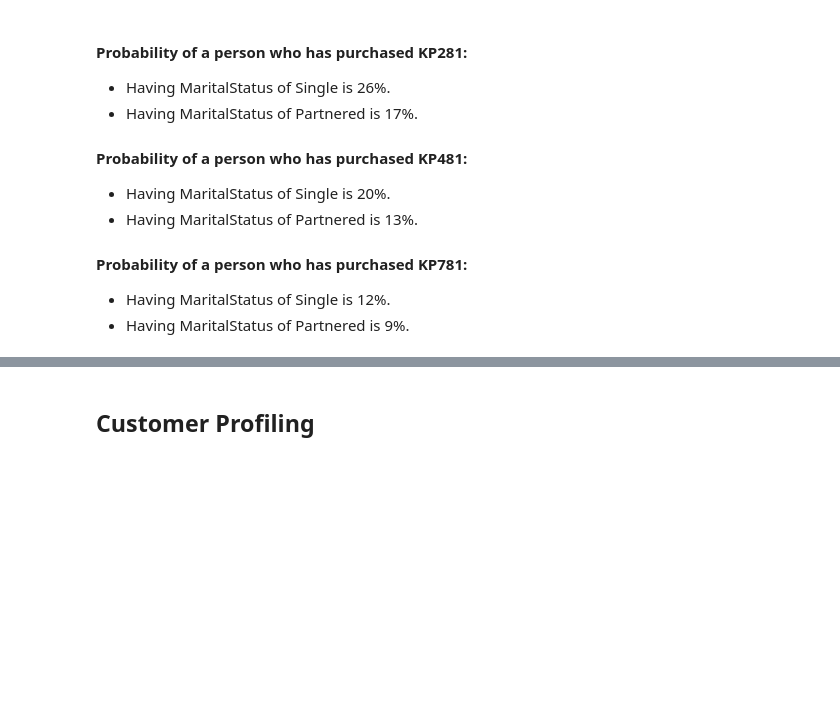
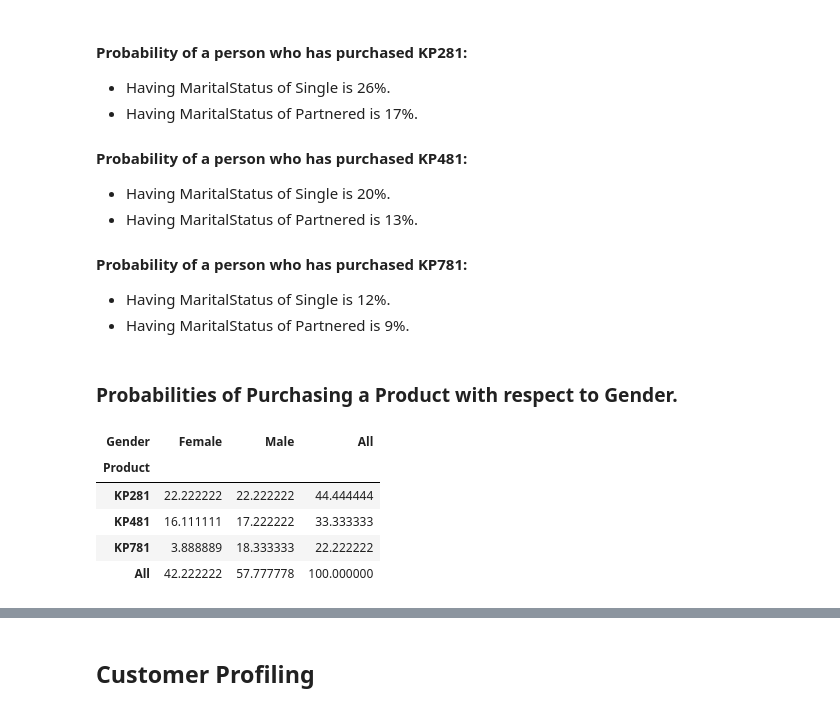
Before and after one commit to 2k4sm/aerofitAnalysis, a Jupyter notebook: aerofit_analysis.ipynb, the cells around one changed output, grey strips where cells are left out. Saved outputs shown, nothing was run; the diff lists cells and outputs as text; code cells hidden in the pictures; blank space fills up the shorter version.

Commit message:
adds probabilities of gender.

```diff
--- a/aerofit_analysis.ipynb
+++ b/aerofit_analysis.ipynb
@@ -881,3 +881,14 @@ pd.crosstab(index=df_copy["Product"],columns=df["MaritalStatus"],margins=True,no
 #### Probability of a person who has purchased KP781:
 - Having MaritalStatus of Single is 12%.
 - Having MaritalStatus of Partnered is 9%.
+# %% [markdown]
+### Probabilities of Purchasing a Product with respect to Gender.
+# %%
+pd.crosstab(index=df_copy["Product"],columns=df["Gender"],margins=True,normalize=True)*100
+# %% [output]
+| Gender | Female | Male | All |
+| Product |  |  |  |
+| KP281 | 22.222222 | 22.222222 | 44.444444 |
+| KP481 | 16.111111 | 17.222222 | 33.333333 |
+| KP781 | 3.888889 | 18.333333 | 22.222222 |
+| All | 42.222222 | 57.777778 | 100.000000 |
```
Also changed, not shown: parts of 2 cells of this notebook.
